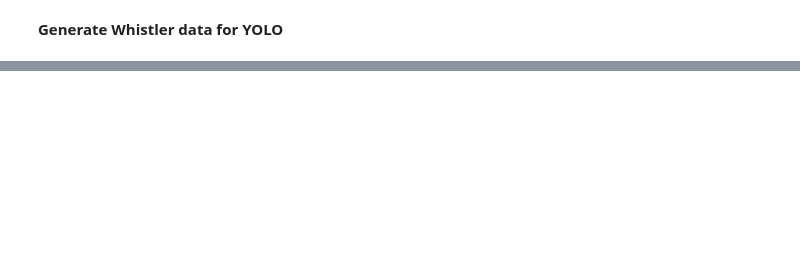
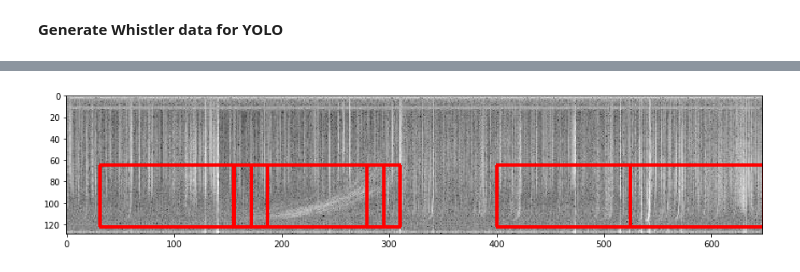
Before and after one commit to Kojey/MSc-whistler-waves-detector, a Jupyter notebook: ipy/report/chapter7_1.ipynb, the cells around one changed output, grey strips where cells are left out. Saved outputs shown, nothing was run; the diff lists cells and outputs as text; code cells hidden in the pictures; blank space fills up the shorter version.

```diff
--- a/ipy/report/chapter7_1.ipynb
+++ b/ipy/report/chapter7_1.ipynb
@@ -202,0 +229,5 @@ database.yolo_data_split()
+# %%
+img, bboxes = yolo_aug.data_aug(file, ['flip'])
+plot(img, bboxes)
+# %% [output]
+[figure, added]
```
Also changed, not shown: parts of 16 cells of this notebook, 7 other files.
